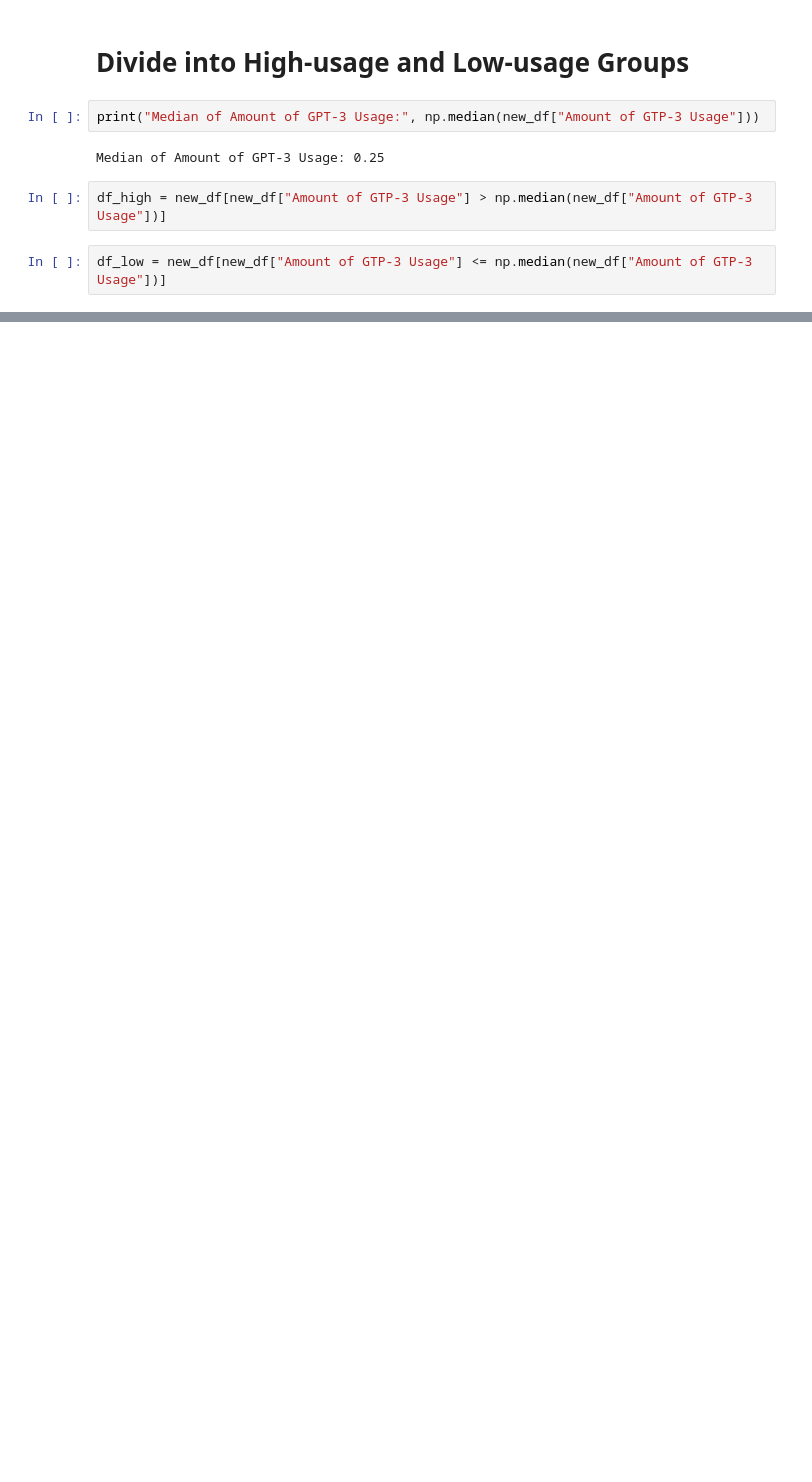
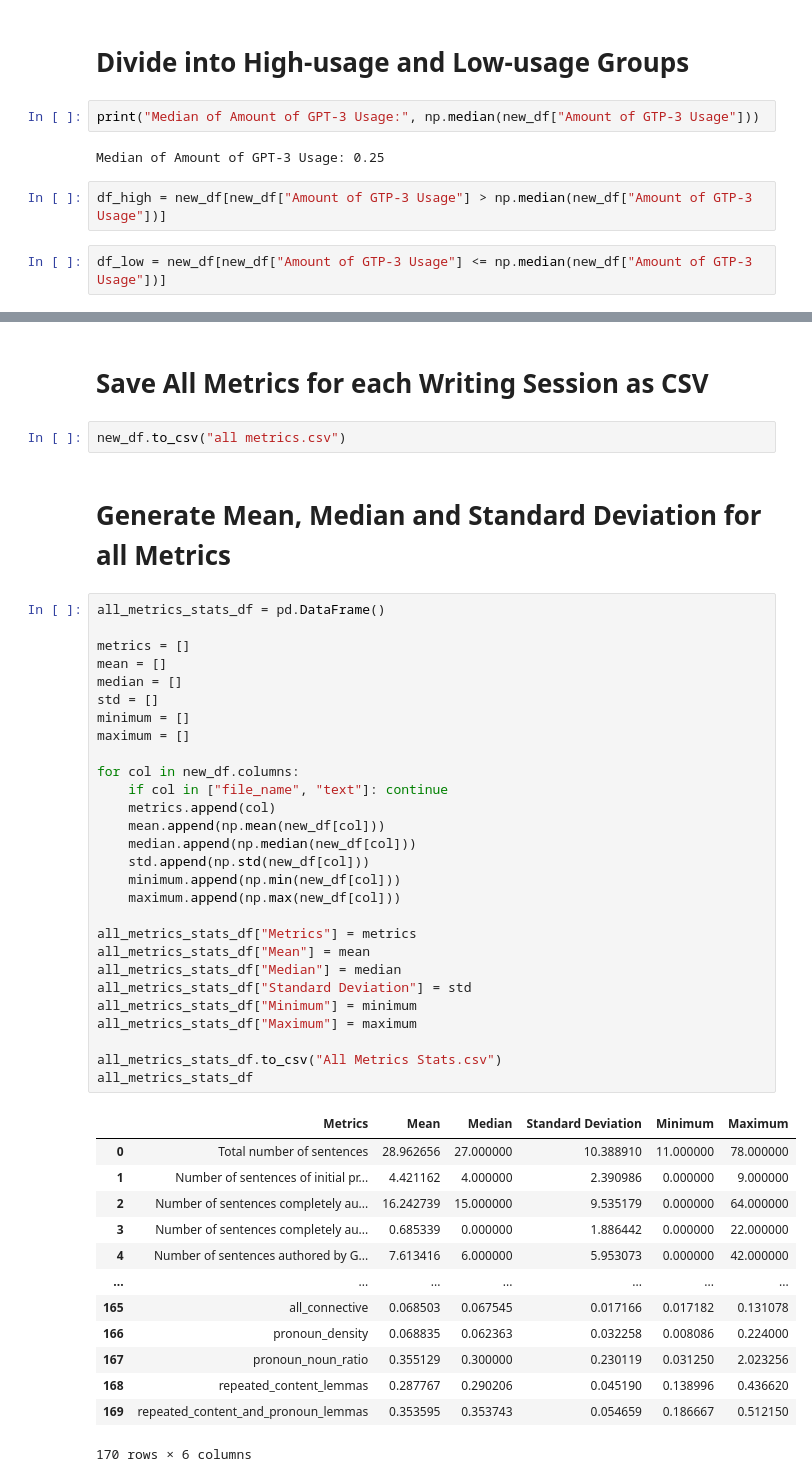
Before and after one commit to srivarshan-s/CoAuthorViz, a Jupyter notebook: notebooks/analysis.ipynb, the cells around one changed output, grey strips where cells are left out. Drawn from its saved outputs; the diff is of its cells as text; blank space fills up the shorter version.

Commit message:
Add TAACO metrics analysis

```diff
--- a/notebooks/analysis.ipynb
+++ b/notebooks/analysis.ipynb
@@ -524,0 +521,48 @@ group_metrics
+# %% [markdown]
+# Save All Metrics for each Writing Session as CSV
+# %%
+new_df.to_csv("all metrics.csv")
+# %% [markdown]
+# Generate Mean, Median and Standard Deviation for all Metrics
+# %%
+all_metrics_stats_df = pd.DataFrame()
+
+metrics = []
+mean = []
+median = []
+std = []
+minimum = []
+maximum = []
+
+for col in new_df.columns:
+    if col in ["file_name", "text"]: continue
+    metrics.append(col)
+    mean.append(np.mean(new_df[col]))
+    median.append(np.median(new_df[col]))
+    std.append(np.std(new_df[col]))
+    minimum.append(np.min(new_df[col]))
+    maximum.append(np.max(new_df[col]))
+
+all_metrics_stats_df["Metrics"] = metrics
+all_metrics_stats_df["Mean"] = mean
+all_metrics_stats_df["Median"] = median
+all_metrics_stats_df["Standard Deviation"] = std
+all_metrics_stats_df["Minimum"] = minimum
+all_metrics_stats_df["Maximum"] = maximum
+
+all_metrics_stats_df.to_csv("All Metrics Stats.csv")
+all_metrics_stats_df
+# %% [output]
+|  | Metrics | Mean | Median | Standard Deviation | Minimum | Maximum |
+| 0 | Total number of sentences | 28.962656 | 27.000000 | 10.388910 | 11.000000 | 78.000000 |
+| 1 | Number of sentences of initial pr... | 4.421162 | 4.000000 | 2.390986 | 0.000000 | 9.000000 |
+| 2 | Number of sentences completely au... | 16.242739 | 15.000000 | 9.535179 | 0.000000 | 64.000000 |
+| 3 | Number of sentences completely au... | 0.685339 | 0.000000 | 1.886442 | 0.000000 | 22.000000 |
+| 4 | Number of sentences authored by G... | 7.613416 | 6.000000 | 5.953073 | 0.000000 | 42.000000 |
+| ... | ... | ... | ... | ... | ... | ... |
+| 165 | all_connective | 0.068503 | 0.067545 | 0.017166 | 0.017182 | 0.131078 |
+| 166 | pronoun_density | 0.068835 | 0.062363 | 0.032258 | 0.008086 | 0.224000 |
+| 167 | pronoun_noun_ratio | 0.355129 | 0.300000 | 0.230119 | 0.031250 | 2.023256 |
+| 168 | repeated_content_lemmas | 0.287767 | 0.290206 | 0.045190 | 0.138996 | 0.436620 |
+| 169 | repeated_content_and_pronoun_lemmas | 0.353595 | 0.353743 | 0.054659 | 0.186667 | 0.512150 |
+170 rows × 6 columns
```
Also changed, not shown: parts of 35 cells of this notebook.
